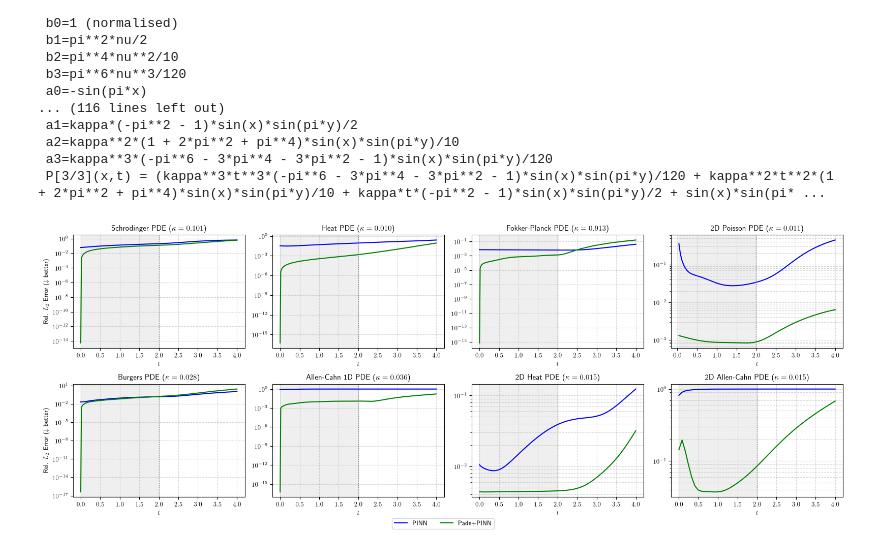
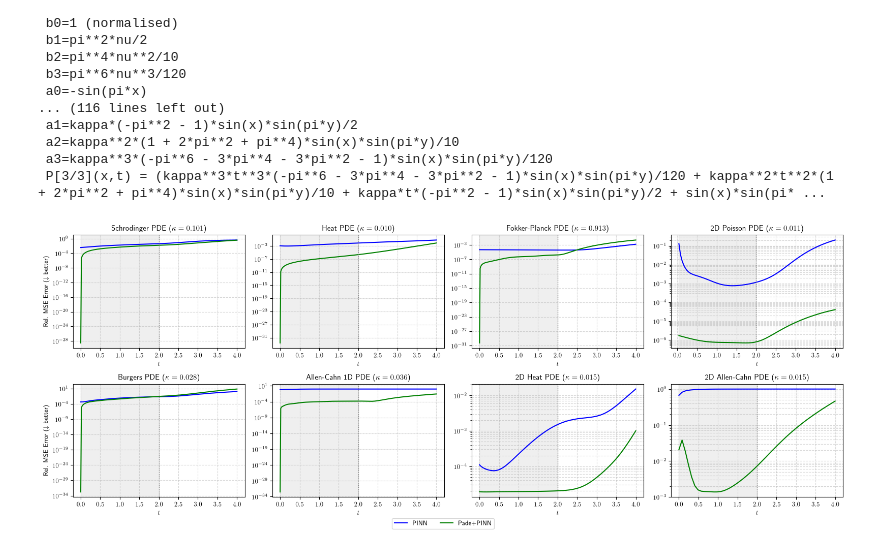
Before and after one commit to ck090/Pade-PINNs, a Jupyter notebook: extrapolation_horizon.ipynb, the cells around one changed output. Drawn from its saved outputs; the diff is of its cells as text; code cells hidden in the pictures.

Commit message:
update: readme and graph updates

```diff
--- a/extrapolation_horizon.ipynb
+++ b/extrapolation_horizon.ipynb
@@ -266,36 +266,38 @@ for type_ in pde_configs2:
 # %%
 fig, axes = plt.subplots(2, 4, figsize=(16, 6))
 
-# Rel. L2 error vs t, extended to 2x the training horizon. Shaded band + dotted line mark where
-# training data ends (t=duration) -- everything past it is pure extrapolation.
+# Rel. MSE error vs t, extended to 2x the training horizon. Shaded band + dotted line mark where
+# training data ends (t=duration) -- everything past it is pure extrapolation. l2_*(t) from
+# evaluate_kappa is per-timestep relative L2, normalized within its own x-slice, so squaring it
+# gives the per-timestep relative MSE (same relationship used in the error-across-param notebook).
 for ax, (type_, cfg) in zip(axes[0], pde_configs.items()):
     d = extrap_data[type_]
     ax.axvspan(d['t_plot'][0], d['duration'], color='gray', alpha=0.12, zorder=0)
-    ax.semilogy(d['t_plot'], d['l2_pinn'], color='blue', linewidth=1.5, label='PINN')
-    ax.semilogy(d['t_plot'], d['l2_pade_pinn'], color='green', linewidth=1.5, label='Pade+PINN')
+    ax.semilogy(d['t_plot'], d['l2_pinn'] ** 2, color='blue', linewidth=1.5, label='PINN')
+    ax.semilogy(d['t_plot'], d['l2_pade_pinn'] ** 2, color='green', linewidth=1.5, label='Pade+PINN')
     ax.axvline(d['duration'], color='gray', linestyle=':', linewidth=1)
     ax.set_title(fr'{cfg["title"]}  ($\kappa={d["kappa"]:.3f}$)')
     ax.set_xlabel(r'$t$')
     ax.grid(True, which='both', linestyle='--', alpha=0.5)
 
-axes[0, 0].set_ylabel(r'Rel. $L_2$ Error ($\downarrow$ better)')
+axes[0, 0].set_ylabel(r'Rel. MSE Error ($\downarrow$ better)')
 
 for ax, (type_, cfg) in zip(axes[1], pde_configs2.items()):
     d = extrap_data2[type_]
     ax.axvspan(d['t_plot'][0], d['duration'], color='gray', alpha=0.12, zorder=0)
-    ax.semilogy(d['t_plot'], d['l2_pinn'], color='blue', linewidth=1.5, label='PINN')
-    ax.semilogy(d['t_plot'], d['l2_pade_pinn'], color='green', linewidth=1.5, label='Pade+PINN')
+    ax.semilogy(d['t_plot'], d['l2_pinn'] ** 2, color='blue', linewidth=1.5, label='PINN')
+    ax.semilogy(d['t_plot'], d['l2_pade_pinn'] ** 2, color='green', linewidth=1.5, label='Pade+PINN')
     ax.axvline(d['duration'], color='gray', linestyle=':', linewidth=1)
     ax.set_title(fr'{cfg["title"]}  ($\kappa={d["kappa"]:.3f}$)')
     ax.set_xlabel(r'$t$')
     ax.grid(True, which='both', linestyle='--', alpha=0.5)
 
-axes[1, 0].set_ylabel(r'Rel. $L_2$ Error ($\downarrow$ better)')
+axes[1, 0].set_ylabel(r'Rel. MSE Error ($\downarrow$ better)')
 
 handles = [plt.Line2D([0], [0], color='blue', lw=1.5), plt.Line2D([0], [0], color='green', lw=1.5)]
 fig.legend(handles, ["PINN", "Pade+PINN"], loc='lower center', ncol=2, fontsize=9, bbox_to_anchor=(0.5, -0.03), frameon=True)
 plt.tight_layout()
 plt.savefig('./figs/error/extrapolation_horizon_comparison.pdf', dpi=800, bbox_inches='tight')
 plt.show()
 # %% [output]
-[figure, old version]
+[figure, new version]
```
Also changed, not shown: 1 other file.
